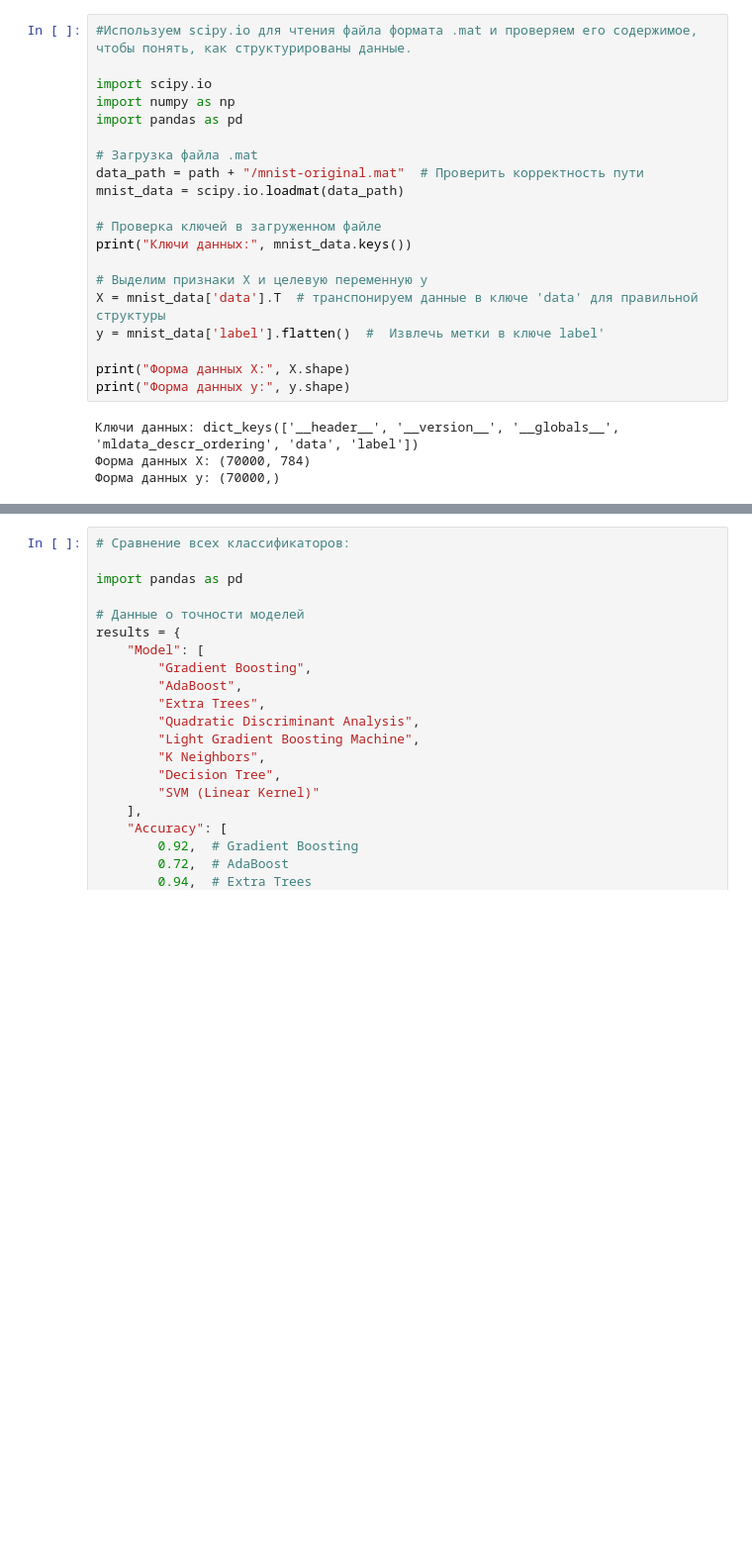
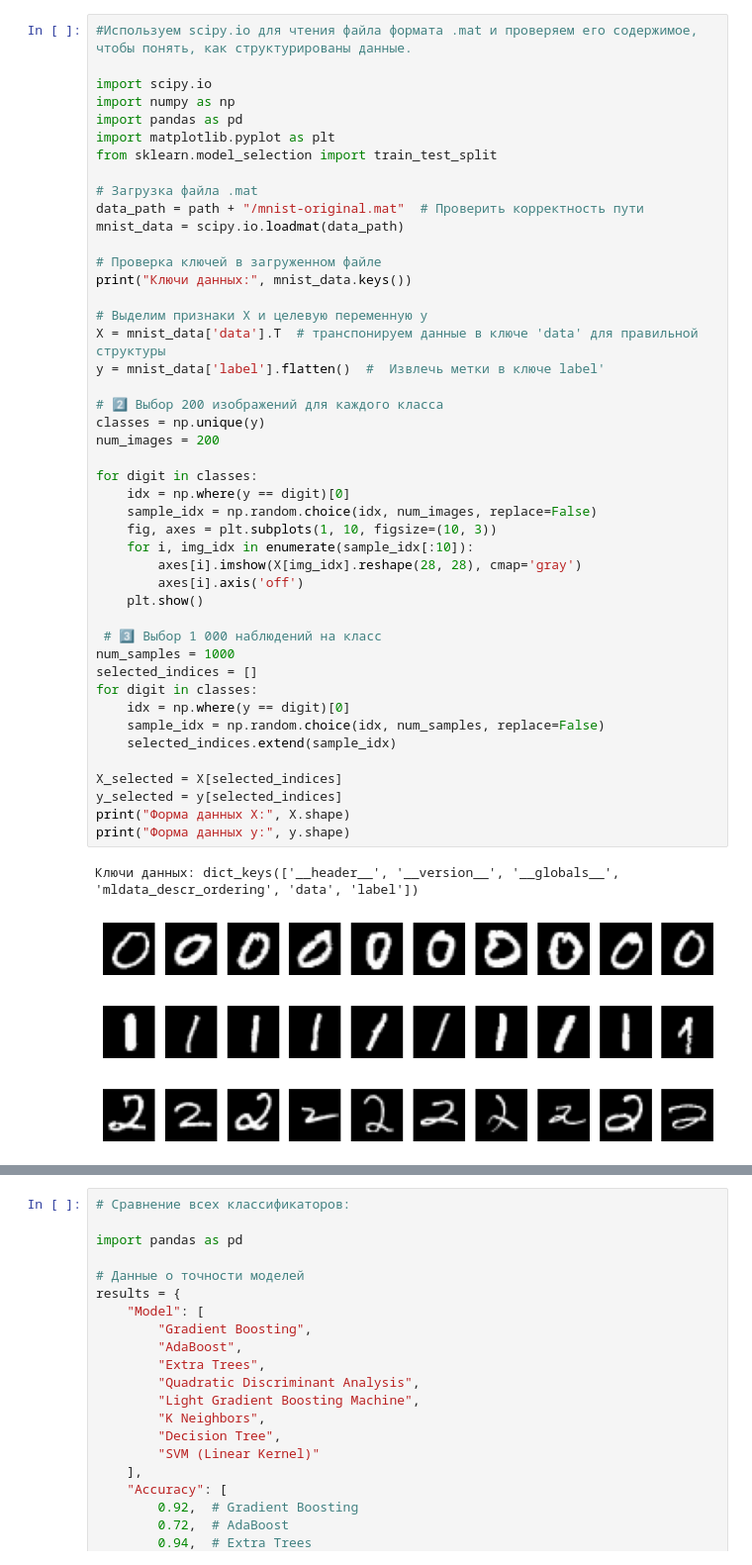
Before and after one commit to khalilova-ilmara/gitHOME-4, a Jupyter notebook: gitHOME-4.ipynb, the cells around one changed output, grey strips where cells are left out. Shown at 99% size. Saved outputs shown, nothing was run; the diff lists cells and outputs as text; blank space fills up the shorter version.

```diff
--- a/gitHOME-4.ipynb
+++ b/gitHOME-4.ipynb
@@ -12,24 +10,50 @@ Path to dataset files: /root/.cache/kagglehub/datasets/avnishnish/mnist-original
 # %%
 #Используем scipy.io для чтения файла формата .mat и проверяем его содержимое, чтобы понять, как структурированы данные.
 
 import scipy.io
 import numpy as np
 import pandas as pd
+import matplotlib.pyplot as plt
+from sklearn.model_selection import train_test_split
 
 # Загрузка файла .mat
 data_path = path + "/mnist-original.mat"  # Проверить корректность пути
 mnist_data = scipy.io.loadmat(data_path)
 
 # Проверка ключей в загруженном файле
 print("Ключи данных:", mnist_data.keys())
 
 # Выделим признаки X и целевую переменную y
 X = mnist_data['data'].T  # транспонируем данные в ключе 'data' для правильной структуры
 y = mnist_data['label'].flatten()  #  Извлечь метки в ключе label'
 
+# 2️⃣ Выбор 200 изображений для каждого класса
+classes = np.unique(y)
+num_images = 200
+
+for digit in classes:
+    idx = np.where(y == digit)[0]
+    sample_idx = np.random.choice(idx, num_images, replace=False)
+    fig, axes = plt.subplots(1, 10, figsize=(10, 3))
+    for i, img_idx in enumerate(sample_idx[:10]):
+        axes[i].imshow(X[img_idx].reshape(28, 28), cmap='gray')
+        axes[i].axis('off')
+    plt.show()
+
+ # 3️⃣ Выбор 1 000 наблюдений на класс
+num_samples = 1000
+selected_indices = []
+for digit in classes:
+    idx = np.where(y == digit)[0]
+    sample_idx = np.random.choice(idx, num_samples, replace=False)
+    selected_indices.extend(sample_idx)
+
+X_selected = X[selected_indices]
+y_selected = y[selected_indices]
 print("Форма данных X:", X.shape)
 print("Форма данных y:", y.shape)
 # %% [output]
 Ключи данных: dict_keys(['__header__', '__version__', '__globals__', 'mldata_descr_ordering', 'data', 'label'])
-Форма данных X: (70000, 784)
-Форма данных y: (70000,)
+[figure, added]
+[figure, added]
+[figure, added]
```
Also changed, not shown: parts of 16 cells of this notebook.
